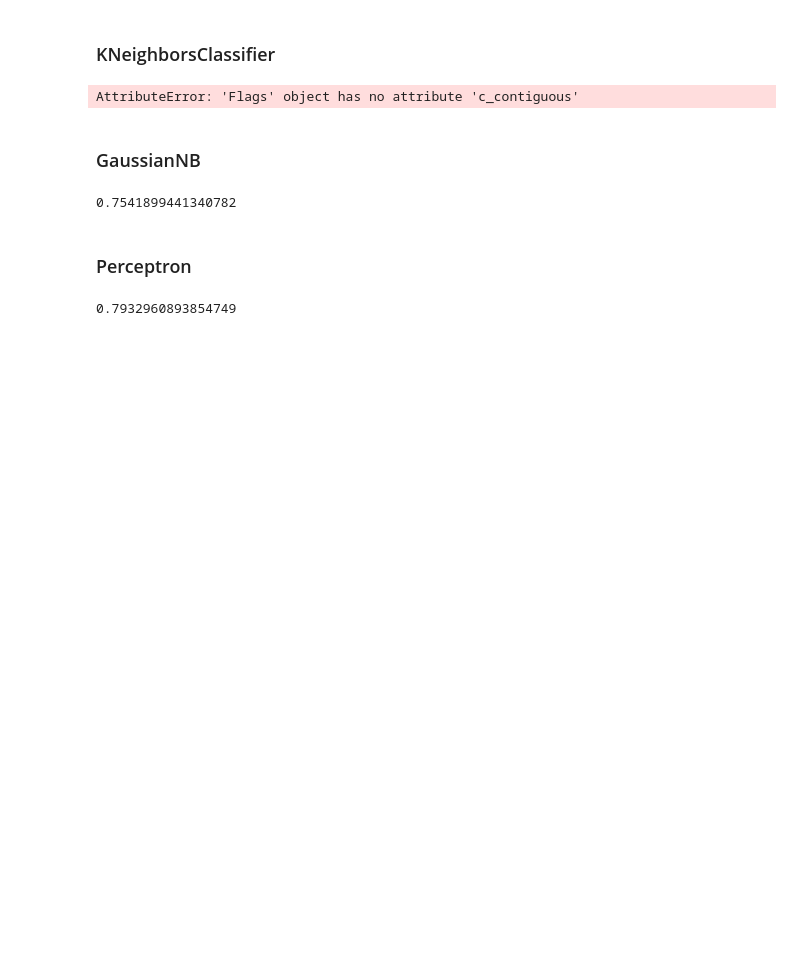
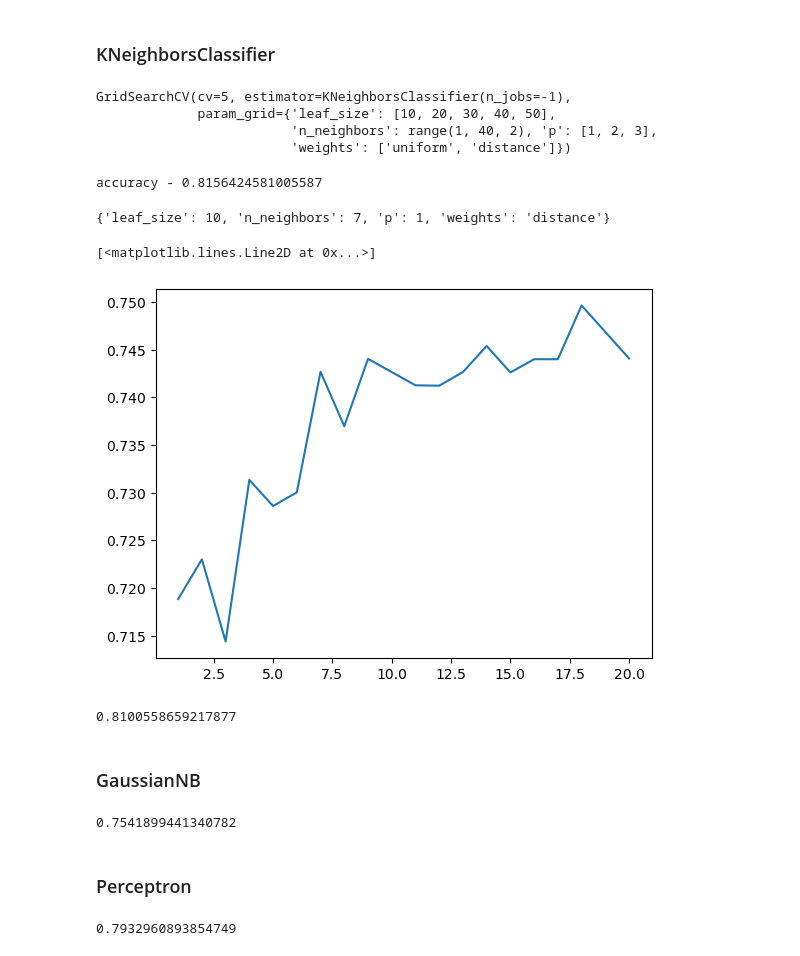
Before and after one commit to KuBaN658/kaggle, a Jupyter notebook: titanic/select_model.ipynb, the cells around one changed output. Drawn from its saved outputs; the diff is of its cells as text; code cells hidden in the pictures; blank space fills up the shorter version.

```diff
--- a/titanic/select_model.ipynb
+++ b/titanic/select_model.ipynb
@@ -73,14 +75,57 @@ svc_acc
 # %%
 from sklearn.neighbors import KNeighborsClassifier
 
-
-knn = KNeighborsClassifier(n_neighbors = 3)
-knn.fit(X_train, y_train)
-y_pred = knn.predict(X_test)
-knn_acc = accuracy_score(y_test, y_pred)
-knn_acc
+gs = GridSearchCV(KNeighborsClassifier(n_jobs=-1),
+                  param_grid={'n_neighbors': range(1, 40, 2),
+                              'weights': ['uniform', 'distance'],
+                              'p': [1, 2, 3],
+                              'leaf_size': [10, 20, 30, 40, 50]},
+                  cv=5)
+gs.fit(X_train, y_train)
 # %% [output]
-AttributeError: 'Flags' object has no attribute 'c_contiguous'
+GridSearchCV(cv=5, estimator=KNeighborsClassifier(n_jobs=-1),
+             param_grid={'leaf_size': [10, 20, 30, 40, 50],
+                         'n_neighbors': range(1, 40, 2), 'p': [1, 2, 3],
+                         'weights': ['uniform', 'distance']})
+# %%
+print(f'accuracy - {accuracy_score(y_test, gs.predict(X_test))}')
+# %% [output]
+accuracy - 0.8156424581005587
+# %%
+gs.best_params_
+# %% [output]
+{'leaf_size': 10, 'n_neighbors': 7, 'p': 1, 'weights': 'distance'}
+# %%
+from sklearn.model_selection import GridSearchCV, KFold
+import numpy as np
+import matplotlib.pyplot as plt
+
+
+def train_grid_search(X, y):
+
+    grid_searcher = GridSearchCV(KNeighborsClassifier(**{'leaf_size': 10,
+                                                         'p': 1,
+                                                         'weights': 'distance'}),
+                             param_grid={'n_neighbors': range(1, 21)},
+                             cv=KFold(n_splits=20, random_state=10, shuffle=True),
+                             n_jobs=-1,)
+    grid_searcher.fit(X, y)
+    return grid_searcher.cv_results_['mean_test_score']
+
+plt.plot(np.arange(1, 21), train_grid_search(X_train, y_train))
+# %% [output]
+[<matplotlib.lines.Line2D at 0x...>]
+[figure, added]
+# %%
+knn = KNeighborsClassifier(n_neighbors=19, **{'leaf_size': 10,
+                                              'p': 1,
+                                              'weights': 'distance'})
+knn.fit(X_train, y_train)
+y_pred = knn.predict(X_test)
+knn_acc = accuracy_score(y_test, y_pred)
+knn_acc
+# %% [output]
+0.8100558659217877
 # %% [markdown]
 ### GaussianNB
 # %%
```
Also changed, not shown: parts of 4 cells of this notebook.
